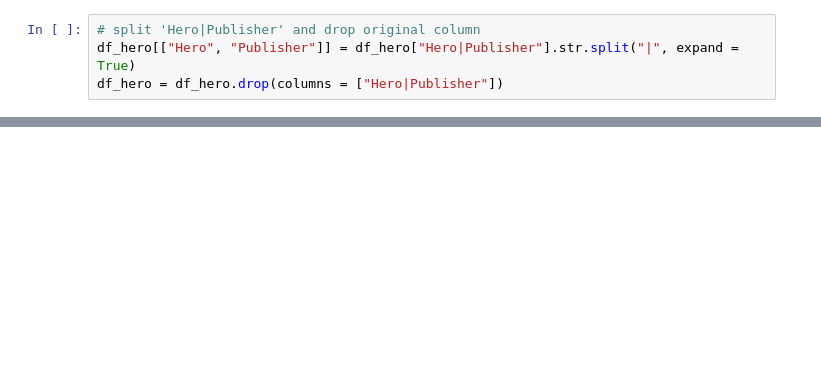
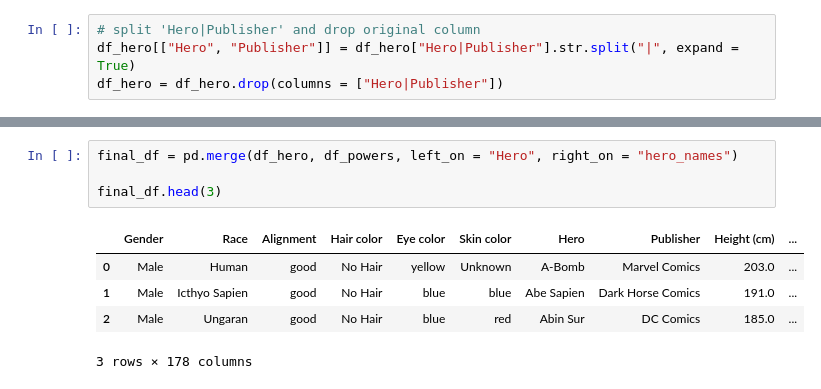
Before and after one commit to bradshawjoshua/Applying-Advanced-Transformations, a Jupyter notebook: Applying Advanced Transformations Core.ipynb, the cells around one changed output, grey strips where cells are left out. Saved outputs shown, nothing was run; the diff lists cells and outputs as text; blank space fills up the shorter version.

```diff
--- a/Applying Advanced Transformations Core.ipynb
+++ b/Applying Advanced Transformations Core.ipynb
@@ -136,0 +319,10 @@ df_hero.head()
+# %%
+final_df = pd.merge(df_hero, df_powers, left_on = "Hero", right_on = "hero_names")
+
+final_df.head(3)
+# %% [output]
+|  | Gender | Race | Alignment | Hair color | Eye color | Skin color | Hero | Publisher | Height (cm) | ... |
+| 0 | Male | Human | good | No Hair | yellow | Unknown | A-Bomb | Marvel Comics | 203.0 | ... |
+| 1 | Male | Icthyo Sapien | good | No Hair | blue | blue | Abe Sapien | Dark Horse Comics | 191.0 | ... |
+| 2 | Male | Ungaran | good | No Hair | blue | red | Abin Sur | DC Comics | 185.0 | ... |
+3 rows × 178 columns
```
Also changed, not shown: parts of 19 cells of this notebook.
